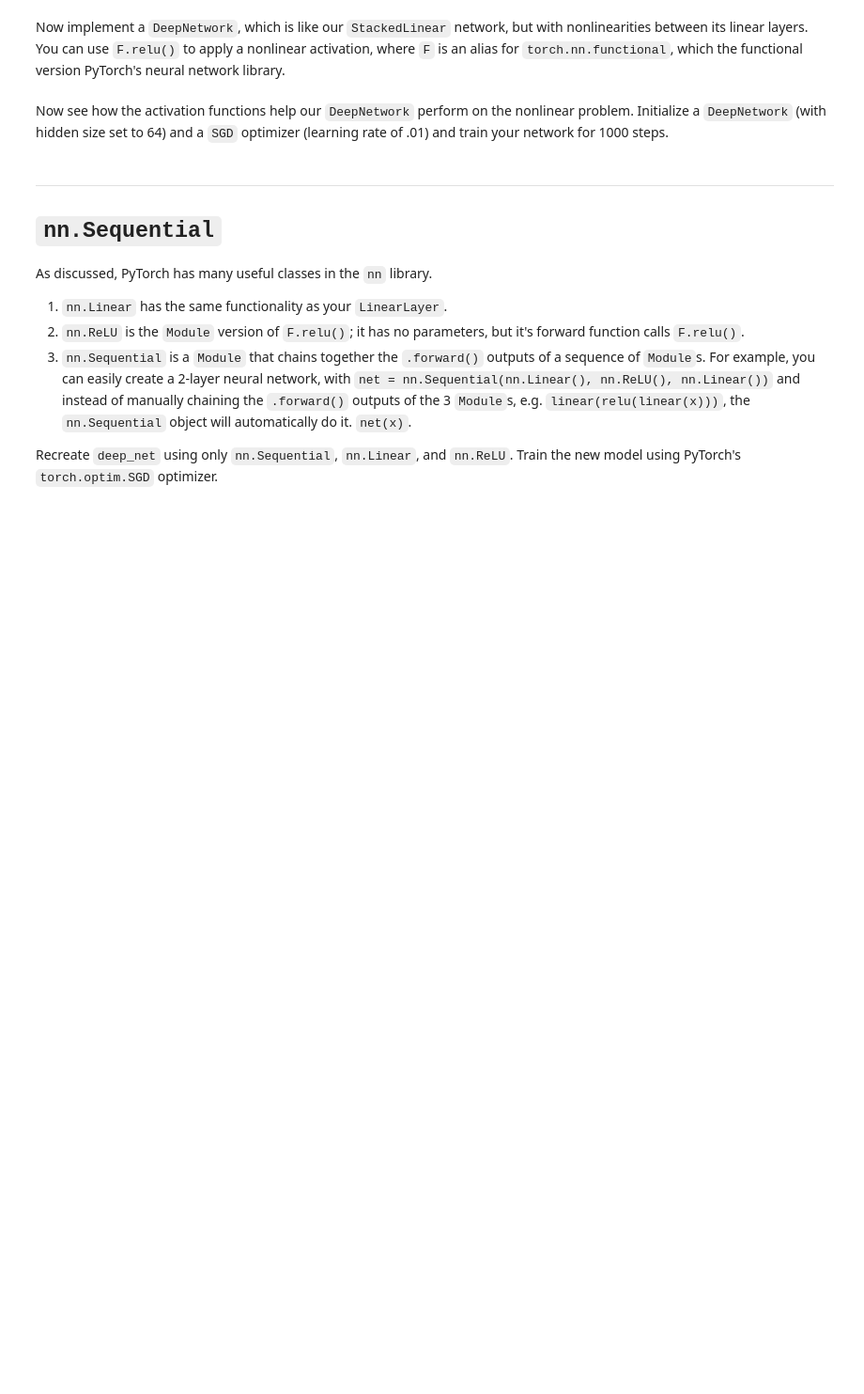
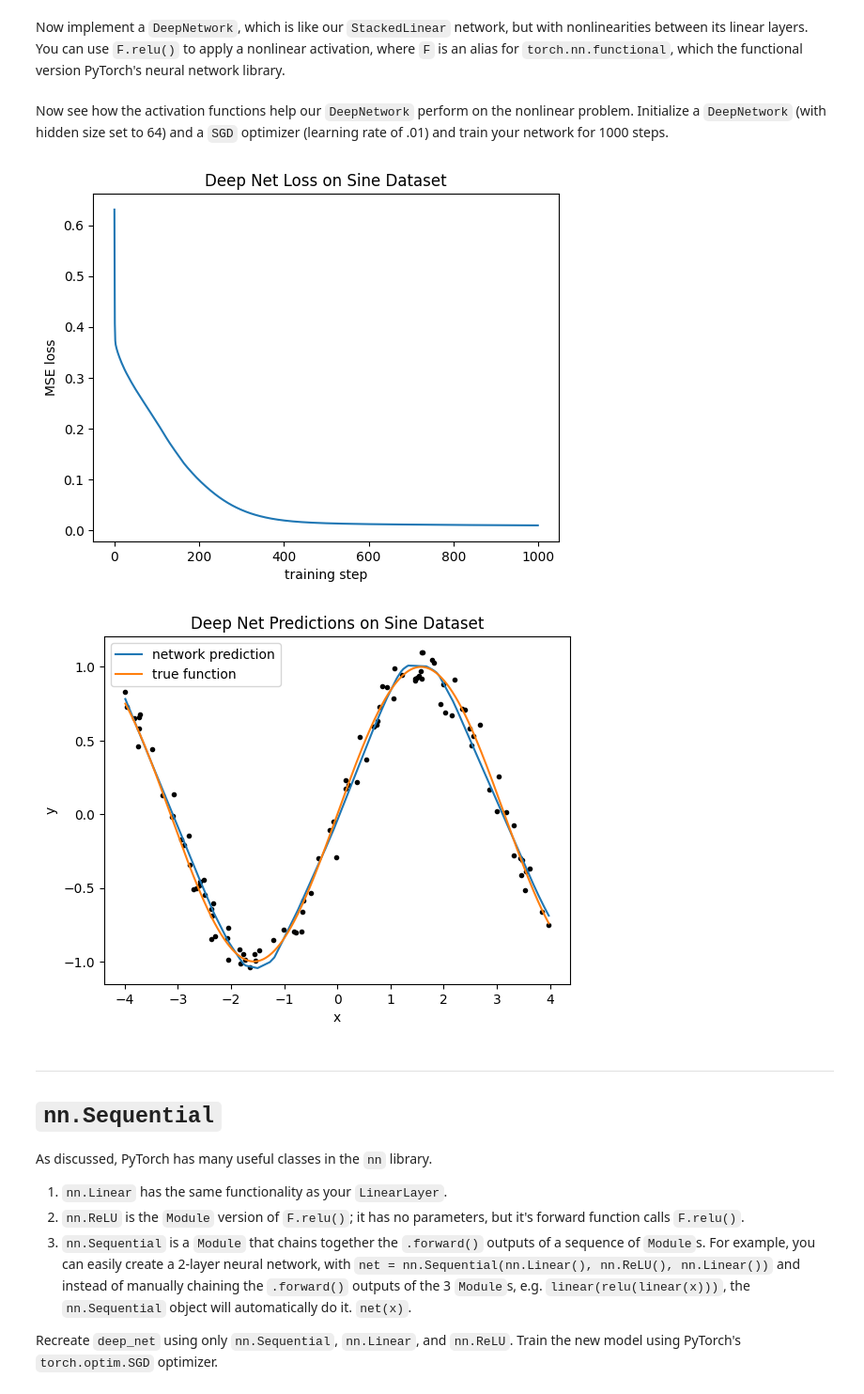
Before and after one commit to BryceWall/byu-cs474, a Jupyter notebook: lab2_modules_training.ipynb, the cells around one changed output. Shown at 94% size. Drawn from its saved outputs; the diff is of its cells as text; code cells hidden in the pictures; blank space fills up the shorter version.

```diff
--- a/lab2_modules_training.ipynb
+++ b/lab2_modules_training.ipynb
@@ -590,28 +645,44 @@ You can use `F.relu()` to apply a nonlinear activation, where `F` is an alias fo
 class DeepNetwork(nn.Module): # true deep NN w/ activation functions
     def __init__(self, input_feature_size, output_feature_size, hidden_size):
         # TODO: create a 3 linear layers just like in StackedLinear. Don't forget 'super().__init__()'
-        pass
+        super().__init__()
+        self.layer1 = LinearLayer(input_feature_size, hidden_size)
+        self.layer2 = LinearLayer(hidden_size, hidden_size)
+        self.layer3 = LinearLayer(hidden_size, output_feature_size)
+
 
     def forward(self, x):
         # TODO: pass the input `x` through the network (including the activation functions) and return the network's prediction on the y value.
         # DO NOT apply a relu before the first layer or after the last layer.
-        pass
+        x = self.layer1(x)
+        x = F.relu(x)
+        x = self.layer2(x)
+        x = F.relu(x)
+        x = self.layer3(x)
+        return x
 # %% [markdown]
 Now see how the activation functions help our `DeepNetwork` perform on the nonlinear problem. Initialize a `DeepNetwork` (with hidden size set to 64) and a `SGD` optimizer (learning rate of .01) and train your network for 1000 steps.
 # %%
 # TODO: Set seed to 0
+torch.manual_seed(0)
 
 # TODO: Initialize a DeepNetwork (set hidden_size to 64) called deep_net
-deep_net = None
+deep_net = DeepNetwork(input_feature_size=1, hidden_size=64, output_feature_size=1)
 
 # TODO: Initialize an SGD optimizer with a learning rate of .01
+learning_rate = 0.01
+optimizer = SGD(deep_net.parameters(), learning_rate)
 
 # TODO: train deep_net for 1000 steps and store training losses as `train_losses`
-train_losses = None
+training_steps = 1000
+train_losses = train(deep_net, optimizer, sine_x, sine_y, training_steps)
 
 plot_loss(train_losses, "Deep Net Loss on Sine Dataset")
 
 plot_data(sine_x, sine_y, deep_net, gt_func=torch.sin, title="Deep Net Predictions on Sine Dataset")
+# %% [output]
+[figure, added]
+[figure, added]
 # %% [markdown]
 ---
 # `nn.Sequential`
```
Also changed, not shown: parts of 13 cells of this notebook.
